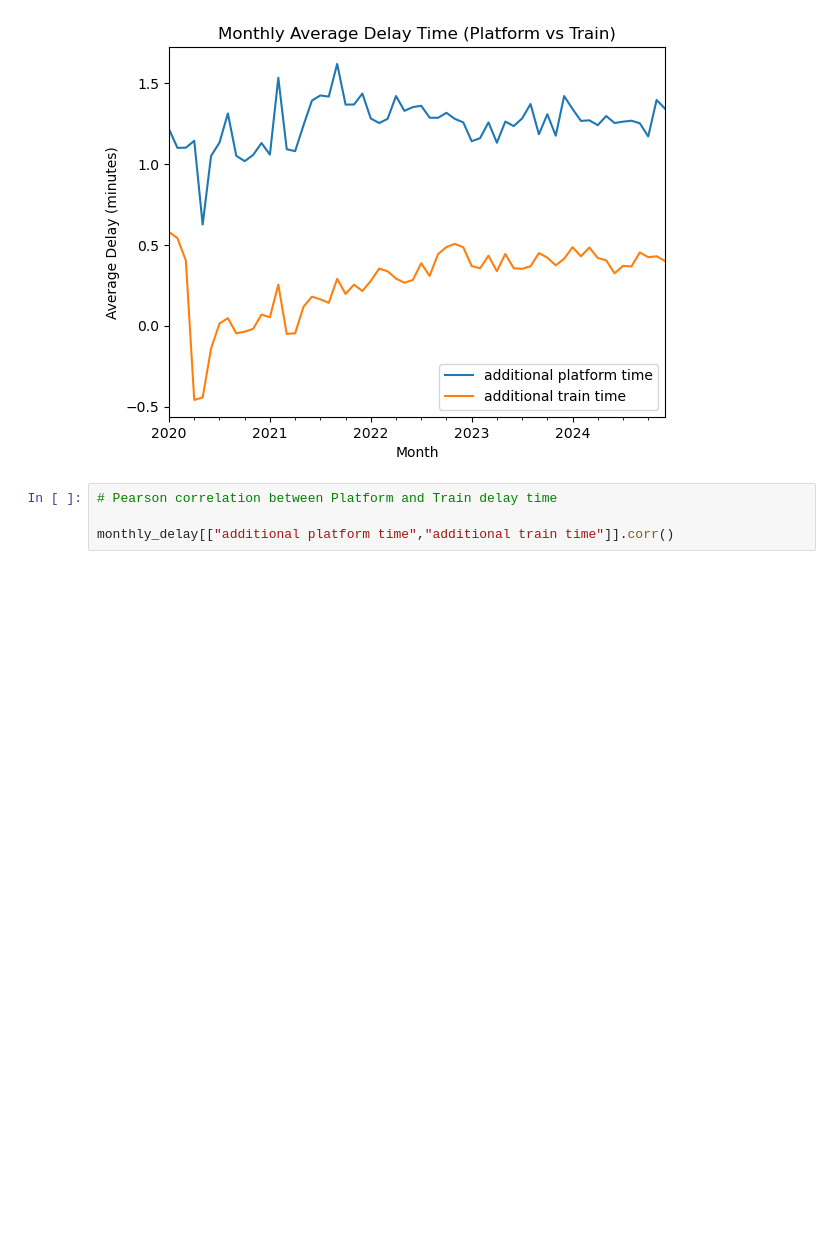
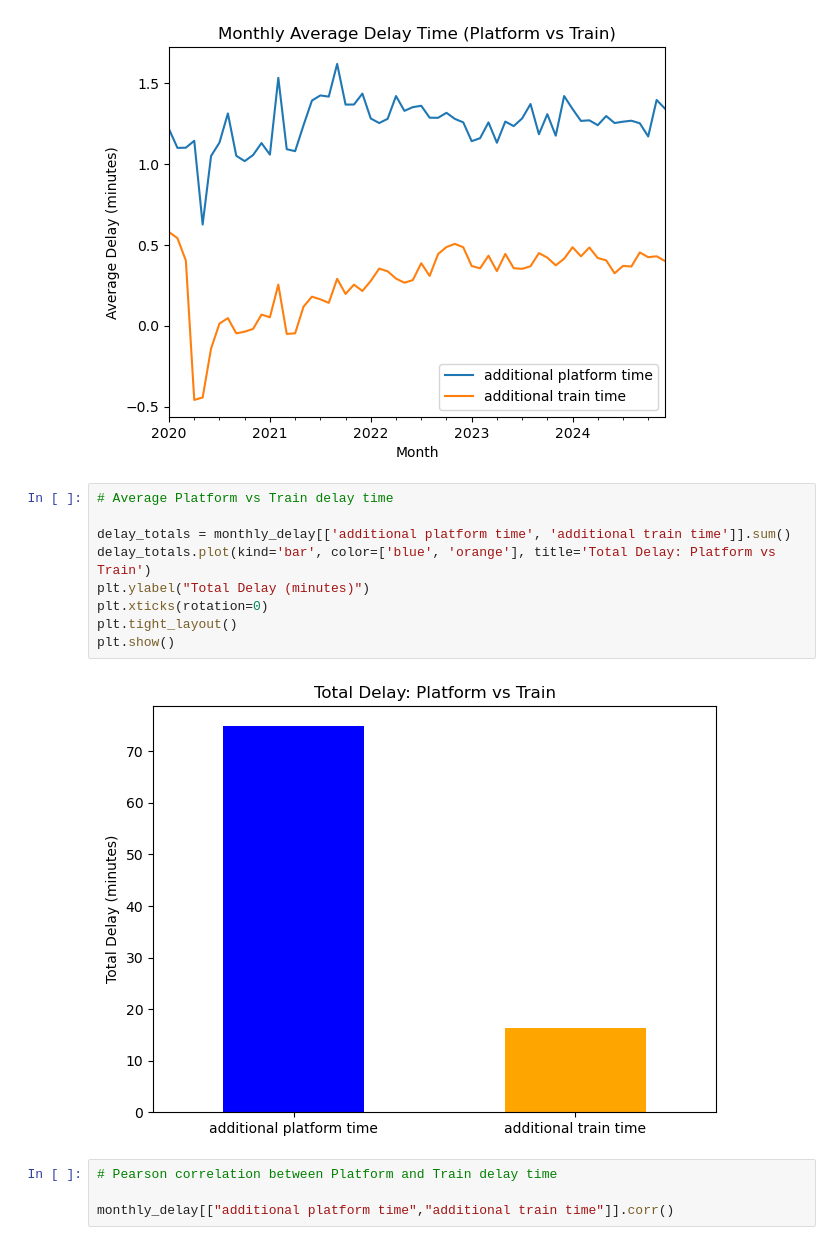
Before and after one commit to tali0n-git/MTA-subway-analysis, a Jupyter notebook: jessica-notebook.ipynb, the cells around one changed output. Cells and saved outputs as stored; diff of their text form; blank space fills up the shorter version.

```diff
--- a/jessica-notebook.ipynb
+++ b/jessica-notebook.ipynb
@@ -167,6 +167,17 @@ plt.xlabel("Month")
 # %% [output]
 Text(0.5, 0, 'Month')
 [figure]
+# %%
+# Average Platform vs Train delay time
+
+delay_totals = monthly_delay[['additional platform time', 'additional train time']].sum()
+delay_totals.plot(kind='bar', color=['blue', 'orange'], title='Total Delay: Platform vs Train')
+plt.ylabel("Total Delay (minutes)")
+plt.xticks(rotation=0)
+plt.tight_layout()
+plt.show()
+# %% [output]
+[figure, added]
 # %%
 # Pearson correlation between Platform and Train delay time
 
```
Also changed, not shown: parts of 2 cells of this notebook.
